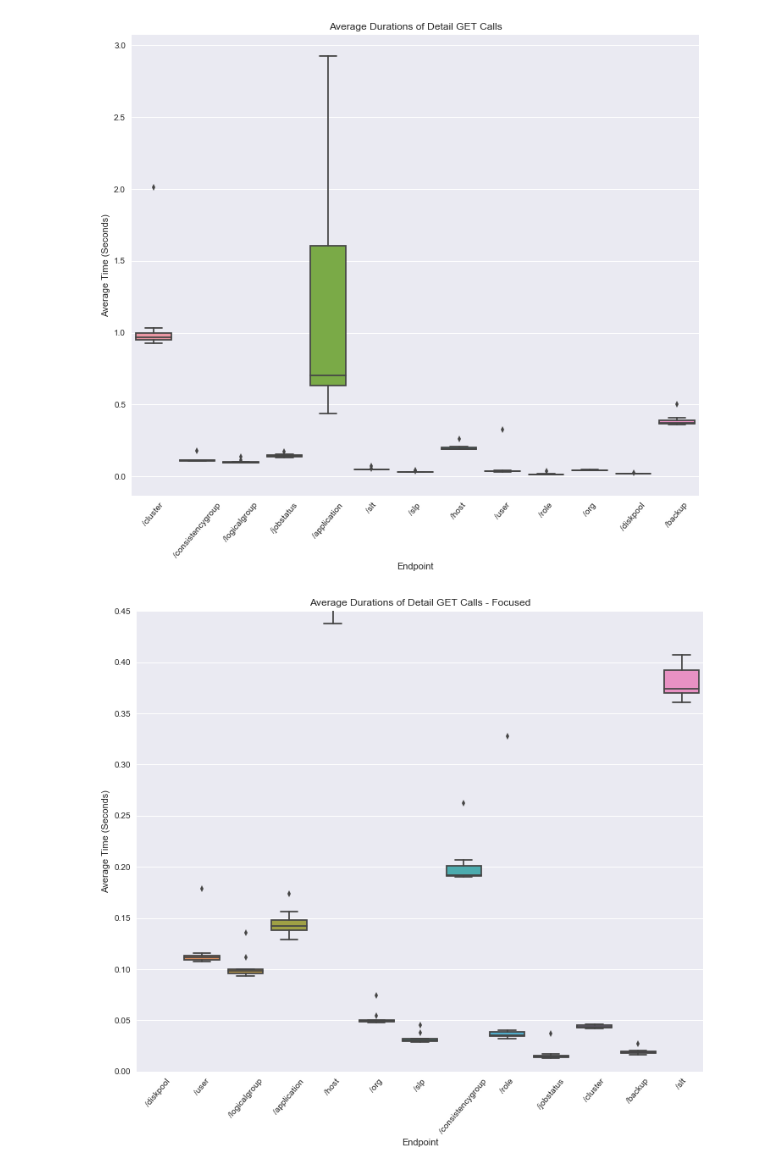
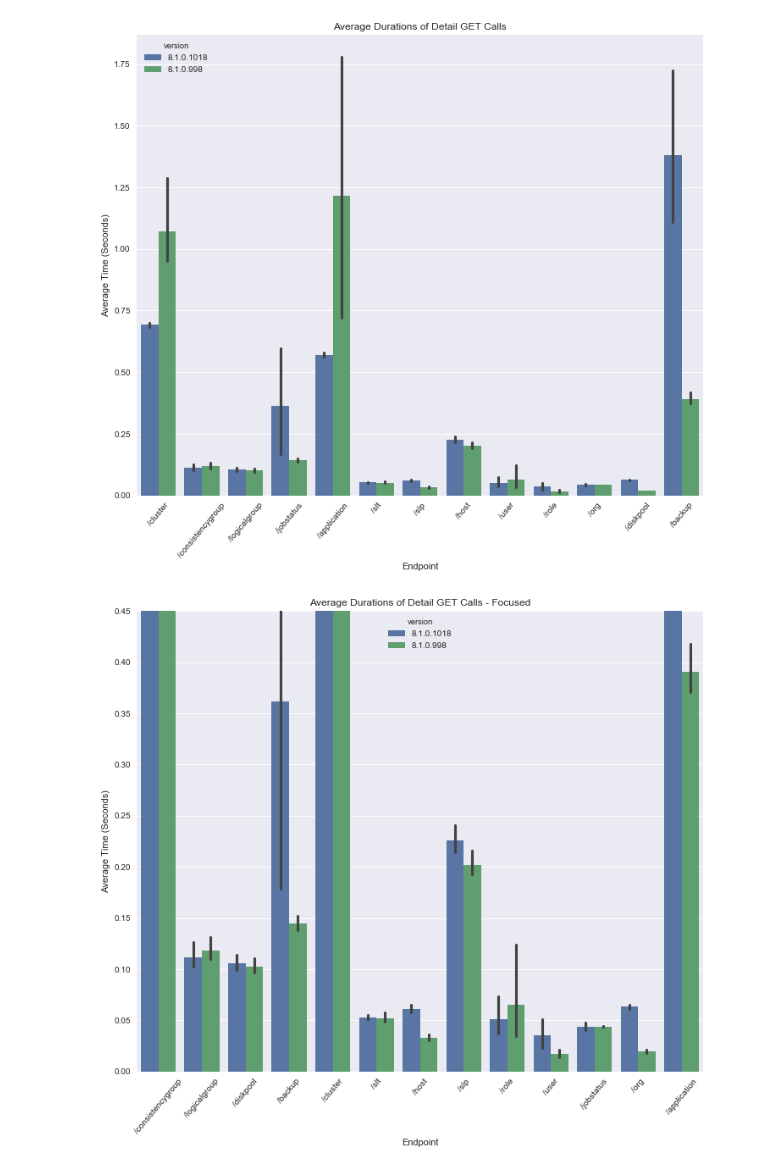
Before and after one commit to blacksheepstudio/agmprofiler, a Jupyter notebook: agm_api_calls.ipynb, the cells around one changed output. Cells and saved outputs as stored; diff of their text form; code cells hidden in the pictures.

```diff
--- a/agm_api_calls.ipynb
+++ b/agm_api_calls.ipynb
@@ -10,13 +11,13 @@ import os
 # %%
 executions_df = pd.read_json('agm_data.json')
 # %%
-def get_times_for_execution(index, call_type):
+def get_times_for_execution(index, df, call_type):
     """ call_type values can be 'list', 'detail', 'head' """
-    timestamp = executions_df.time[index]
-    version = executions_df.version[index]
-    ipaddress = executions_df.ipaddress[index]
-    endpoints = [item['endpoint'] for item in executions_df.tests[index][call_type]]
-    exec_li = executions_df.tests[index][call_type]
+    timestamp = df.time[index]
+    version = df.version[index]
+    ipaddress = df.ipaddress[index]
+    endpoints = [item['endpoint'] for item in df.tests[index][call_type]]
+    exec_li = df.tests[index][call_type]
     # We may change the amount of iterations, in which case if there is any non-uniformity in iterations across
     # executions, we will get an index error
     iterations_count = len(exec_li[0]['times'])
@@ -30,10 +31,10 @@ def get_times_for_execution(index, call_type):
             times_li.append(current_iter)
     return pd.DataFrame(times_li)
 
-def get_times_for_all_executions(call_type):
-    total_executions = len(executions_df.tests)
+def get_times_for_all_executions(df, call_type):
+    total_executions = len(df.tests)
     execution_dfs = list()
     for i in range(0, total_executions):
-        execution_dfs.append(get_times_for_execution(i, call_type))
+        execution_dfs.append(get_times_for_execution(i, df, call_type))
     return pd.concat(execution_dfs).reset_index(drop=True)
 # %%
@@ -42,9 +43,32 @@ def combine():
     combo = pd.concat(combo)
     return combo.reset_index(drop=True)
+# %%
+def get_last_two_versions(df):
+    """
+    takes a pandas dataframe with a column labeled 'version'
+    returns the two most recent versions
+    """
+    newest_version = '0.0.0.0'
+    second_version = '0.0.0.0'
+    for i in range(len(df.version)):
+        if parse_version(df.version[i]) > parse_version(newest_version):
+            second_version = newest_version
+            newest_version = df.version[i]
+    return newest_version, second_version
+# %%
+def groupby_version(df, version_1, version_2):
+    """
+    Groups
+    """
+    new_df = [df.loc[df.version == version_1], df.loc[df.version == version_2]]
+    return pd.concat(new_df).reset_index(drop=True)
+# %%
+new_vers, second_vers = get_last_two_versions(executions_df)
 # %%
 fig, ax = plt.subplots(figsize=(12, 10))
-detail_df = get_times_for_all_executions('detail')
-sns.boxplot(x="endpoint", y="time", data=detail_df)
+detail_df = get_times_for_all_executions(df=executions_df, call_type='detail')
+detail_version_df = groupby_version(detail_df, new_vers, second_vers)
+sns.barplot(x="endpoint", y="time", data=detail_version_df, hue='version')
 # get current axis
 ax = plt.gca()
 # get current xtick labels
@@ -55,22 +79,23 @@ _ = plt.ylabel('Average Time (Seconds)')
 _ = plt.xlabel('Endpoint')
 _ = plt.title('Average Durations of Detail GET Calls')
 # %% [output]
-[figure, old version]
+[figure, new version]
 # %%
 fig, ax = plt.subplots(figsize=(12, 10))
-detail_df = get_times_for_all_executions('detail')
-sns.boxplot(x="endpoint", y="time", data=detail_df)
+detail_df = get_times_for_all_executions(df = executions_df, call_type='detail')
+detail_version_df = groupby_version(detail_df, new_vers, second_vers)
+sns.barplot(x="endpoint", y="time", data=detail_version_df, hue='version')
 # get current axis
 ax = plt.gca()
 # get current xtick labels
 xticks = ax.get_xticks()
 # convert all xtick labels to selected format from ms timestamp
 _ = ax.set_xticklabels(set(detail_df.endpoint), rotation=50)
 _ = plt.ylim(0, 0.45)
 _ = plt.ylabel('Average Time (Seconds)')
 _ = plt.xlabel('Endpoint')
 _ = plt.title('Average Durations of Detail GET Calls - Focused')
 # %% [output]
-[figure, old version]
+[figure, new version]
 # %%
 fig, ax = plt.subplots(figsize=(12, 10))
```
Also changed, not shown: parts of 8 cells of this notebook, 1 other file.
